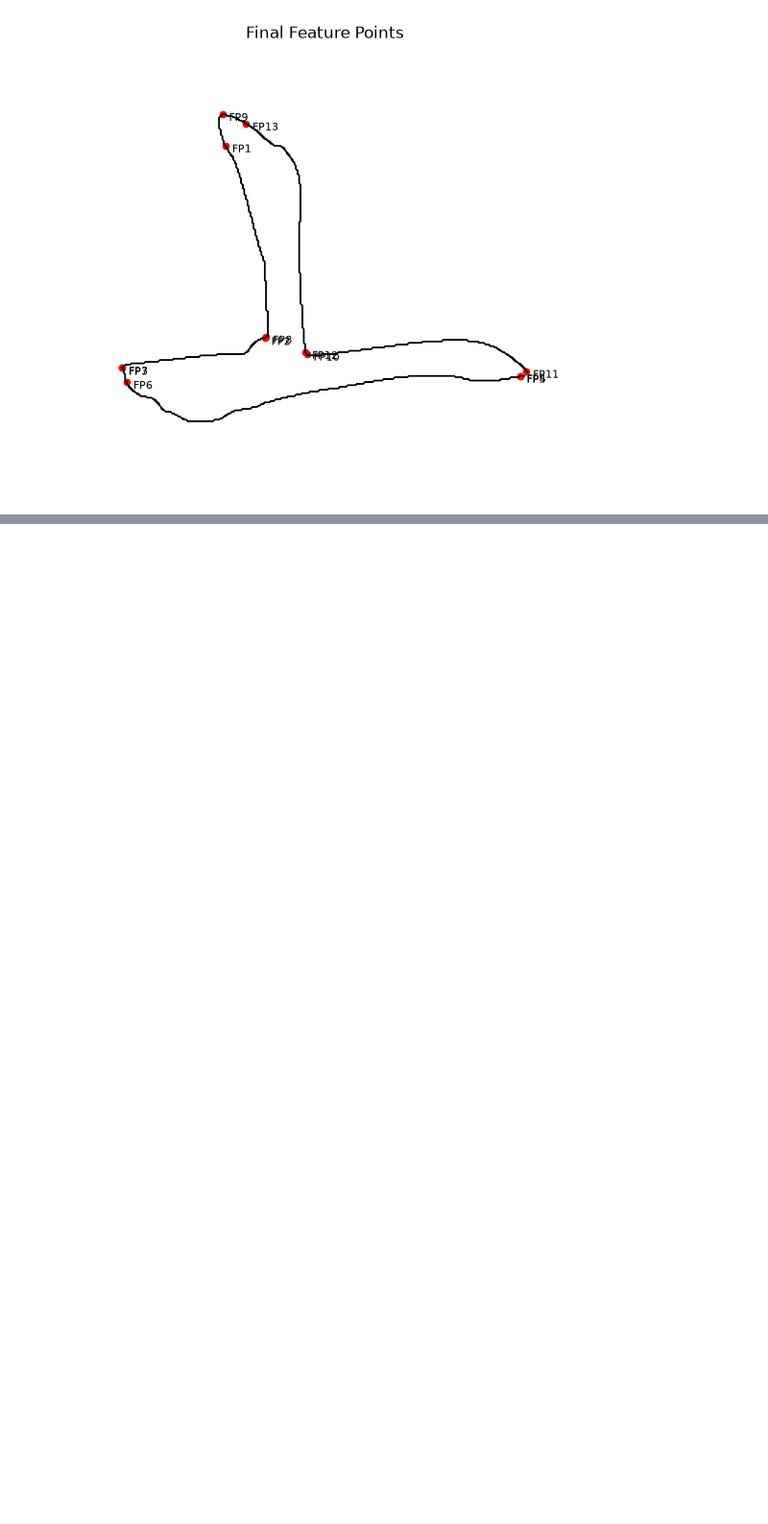
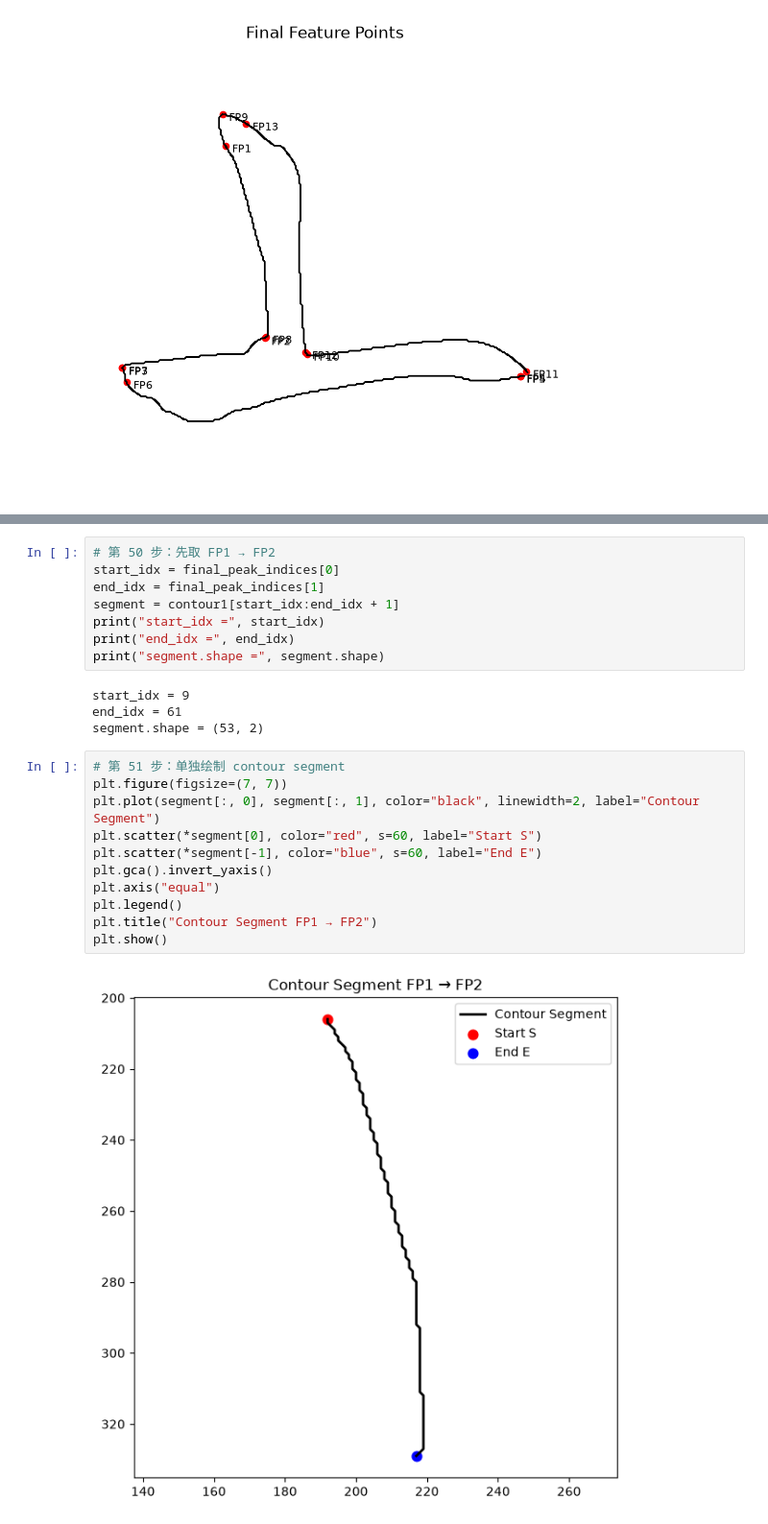
Before and after one commit to Leamon-Lee/zi-font, a Jupyter notebook: 001-calligraphy-outline-font/001-001-calligraphy-outline-font.ipynb, the cells around one changed output, grey strips where cells are left out. Shown at 96% size. Saved outputs shown, nothing was run; the diff lists cells and outputs as text; blank space fills up the shorter version.

```diff
--- a/001-calligraphy-outline-font/001-001-calligraphy-outline-font.ipynb
+++ b/001-calligraphy-outline-font/001-001-calligraphy-outline-font.ipynb
@@ -548,0 +587,25 @@ plt.show()
+# %%
+# 第 50 步：先取 FP1 → FP2
+start_idx = final_peak_indices[0]
+end_idx = final_peak_indices[1]
+segment = contour1[start_idx:end_idx + 1]
+print("start_idx =", start_idx)
+print("end_idx =", end_idx)
+print("segment.shape =", segment.shape)
+# %% [output]
+start_idx = 9
+end_idx = 61
+segment.shape = (53, 2)
+# %%
+# 第 51 步：单独绘制 contour segment
+plt.figure(figsize=(7, 7))
+plt.plot(segment[:, 0], segment[:, 1], color="black", linewidth=2, label="Contour Segment")
+plt.scatter(*segment[0], color="red", s=60, label="Start S")
+plt.scatter(*segment[-1], color="blue", s=60, label="End E")
+plt.gca().invert_yaxis()
+plt.axis("equal")
+plt.legend()
+plt.title("Contour Segment FP1 → FP2")
+plt.show()
+# %% [output]
+[figure, added]
```
Also changed, not shown: parts of 35 cells of this notebook, 1 other file.
